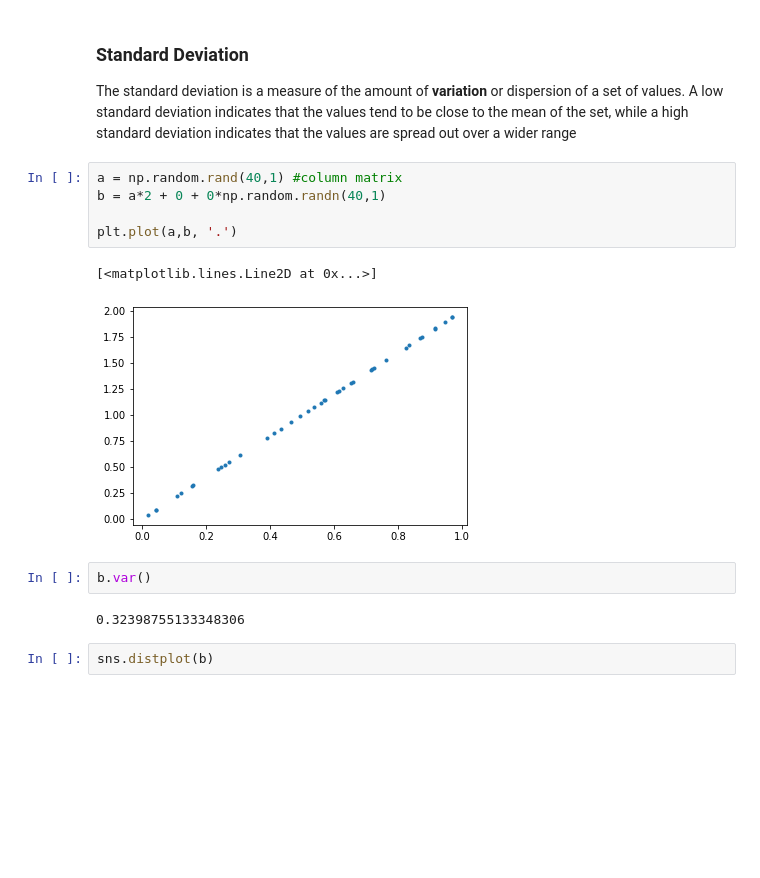
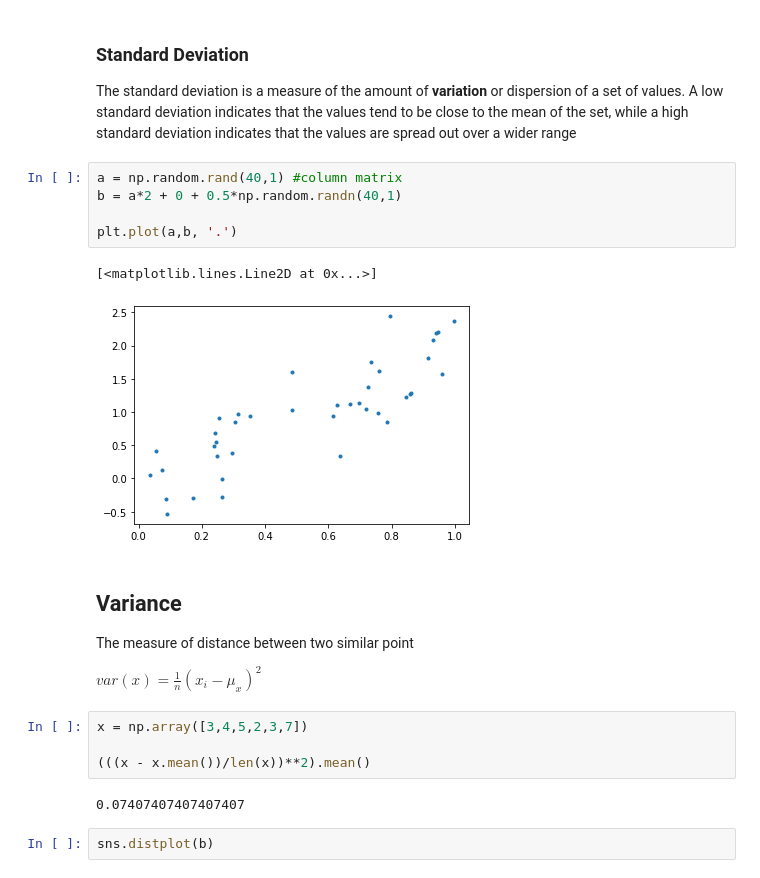
Before and after one commit to Nielspace/Data-Analytics, a Jupyter notebook: Data Analyst/Statistics -- Part 2.ipynb, the cells around one changed output. Drawn from its saved outputs; the diff is of its cells as text; blank space fills up the shorter version.

```diff
--- a/Data Analyst/Statistics -- Part 2.ipynb
+++ b/Data Analyst/Statistics -- Part 2.ipynb
@@ -75,16 +77,24 @@ The Population mean is: 0.0029816833508781388
 The standard deviation is a measure of the amount of **variation** or dispersion of a set of values. A low standard deviation indicates that the values tend to be close to the mean of the set, while a high standard deviation indicates that the values are spread out over a wider range
 # %%
 a = np.random.rand(40,1) #column matrix
-b = a*2 + 0 + 0*np.random.randn(40,1)
+b = a*2 + 0 + 0.5*np.random.randn(40,1)
 
 plt.plot(a,b, '.')
 # %% [output]
 [<matplotlib.lines.Line2D at 0x...>]
-[figure, old version]
+[figure, new version]
-# %%
-b.var()
-# %% [output]
-0.32398755133348306
+# %% [markdown]
+## Variance
+
+The measure of distance between two similar point
+
+$var(x) = \frac{1}{n}(x_i - \mu_x)^2$
+# %%
+x = np.array([3,4,5,2,3,7])
+
+(((x - x.mean())/len(x))**2).mean()
+# %% [output]
+0.07407407407407407
 # %%
 sns.distplot(b)
 # %% [output]
```
Also changed, not shown: parts of 8 cells of this notebook.
